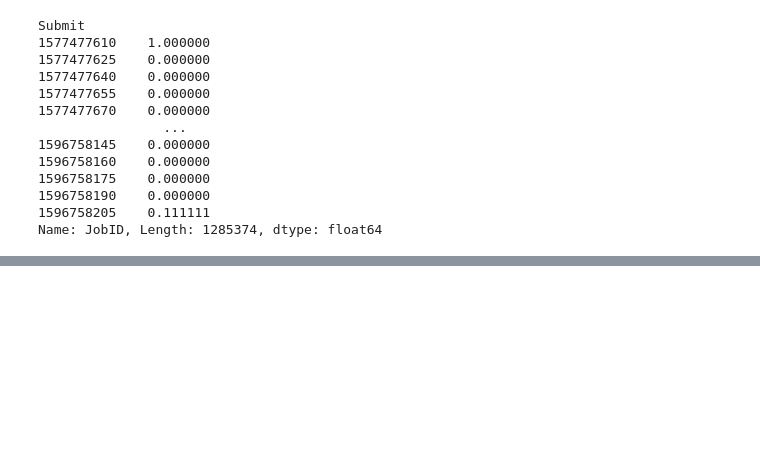
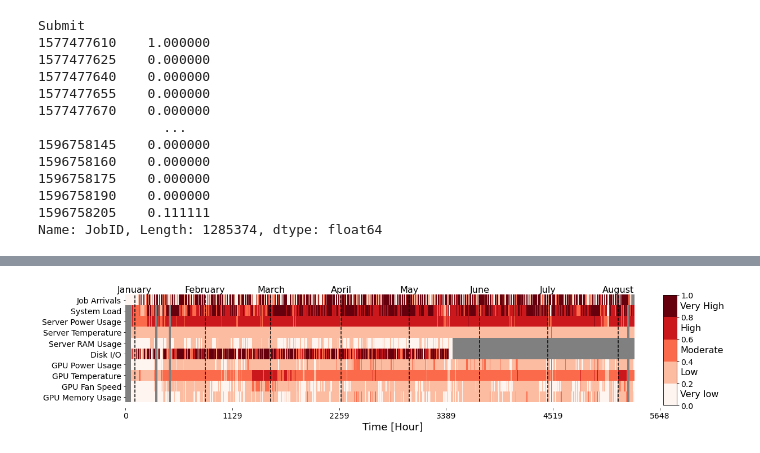
Before and after one commit to sara-nl/SURFace, a Jupyter notebook: Full_Cluster_bottleneck_analysis.ipynb, the cells around one changed output, grey strips where cells are left out. Cells and saved outputs as stored; diff of their text form; code cells hidden in the pictures; blank space fills up the shorter version.

Commit message:
Polish and added plots

```diff
--- a/Full_Cluster_bottleneck_analysis.ipynb
+++ b/Full_Cluster_bottleneck_analysis.ipynb
@@ -322,7 +327,7 @@ gpu_power_df.max()
 
 series_to_use = [
     (job_arrival_df, "Job Arrivals"),
-    (load1_df, "CPU Load"),
+    (load1_df, "System Load"),
     (cluster_power_df, "Server Power Usage"),
     (rack_temp, "Server Temperature"),
     (memory_df, "Server RAM Usage"),
@@ -355,7 +360,7 @@ df.sort_index(inplace=True)
 start = df.index[0]
 
 # df.dropna(how='all', axis='index', inplace=True)  # Drop rows with only NaNs  - this will remove gaps but ma
-df.fillna(0.0, inplace=True) # Fill in others with 0 so they show up as not significant at least
+#df.fillna(0.0, inplace=True) # Fill in others with 0 so they show up as not significant at least - DONT DO THIS WE USE cmap.set_bad(color='grey') NOW
 
 # Convert the index to a date so we can resample using a 1 hour window.
 df["dt"] = pd.to_datetime(df.index, utc=True, unit="s")
@@ -365,6 +370,7 @@ df = df.resample('1H', label='right').max()  # For each hour, get the maximum
 df.index = df.index.astype(np.int64) // 10**9  # Convert back to unix timestamp so we can modify the plot axis later
 
 cmap = plt.cm.get_cmap('Reds')
+cmap.set_bad(color='grey')
 # cNorm = plt.cm.colors.Normalize(vmin=0, vmax=1)  # Use this one if you want a linear gradient
 cNorm = mpl.colors.BoundaryNorm(np.linspace(0, 1, 6), cmap.N)  # Use this one if you want a discrete gradient
 scalarMap = plt.cm.ScalarMappable(norm=cNorm, cmap=cmap)
@@ -386,7 +392,8 @@ left = 0
 for index, row in df.iterrows():  # Iterate over all the rows
     width = index - (start+left)  # Get how wide this piece should be, based on the previous value (timestamp) to account for big gaps
     lefts = [left] * len(df.columns)  # For all values, set the offset
-    colors = row.apply(scalarMap.to_rgba)  # Compute the colors for this particular slice
+    # VERY IMPORTANT TO USE MASK_INVALID!! MATPLOTLIB DOES NOT HANDLE NANS - https://stackoverflow.com/questions/52496817/matplotlib-colormaps-set-bad-doesnt-have-an-impact-with-collections
+    colors = scalarMap.to_rgba(np.ma.masked_invalid(row))  # Compute the colors for this particular slice
     ax.barh(df.columns, width=width, left=lefts, height=1.0, linewidth=0, label=df.columns, color=colors, rasterized=True)
     left += width  # update left
 
@@ -403,31 +410,40 @@ ax.set_xticklabels(get_converted_xticks(ax))
 
 
 # Draw a line at the start of each month + annotate the date
 first_line = pd.to_datetime(df.index[0], unit='s').date()
 cur_year = first_line.year
 cur_month = first_line.month
 cur_month += 1
 if cur_month == 13:
     cur_month = 1
     cur_year += 1
 start_next_month = time.mktime(datetime(cur_year, cur_month, 1).timetuple())
 while start_next_month <= df.index[-1]:
     ax.axvline(start_next_month - start, ymin=0.05, ymax=0.95, color='black', linestyle='dashed')  # seems we have some margin due to hbars?
     ax.text(x=start_next_month - start, y=-0.7, s=datetime(cur_year, cur_month, 1).strftime("%B"), fontsize=16, ha="center")
     cur_month += 1
     if cur_month == 13:
         cur_month = 1
         cur_year += 1
     start_next_month = time.mktime(datetime(cur_year, cur_month, 1).timetuple())
 
 # Based on https://stackoverflow.com/a/39938019 and https://stackoverflow.com/a/39938019
 pos = ax.get_position()
-pad = 0.01
+pad = 0.005
 width = 0.02
 ax2 = fig.add_axes([pos.xmax + pad, pos.ymin + 0.04, width, 0.9 * (pos.ymax - pos.ymin)])  # x, y, width, height
+ax2.tick_params(axis='both', which='major', labelsize=14)
+ax2.tick_params(axis='both', which='minor', labelsize=14)
+label_pad_pos = [.1, .3, .5, .7, .9]
+label_pad_text = ["Very low", "Low", "Moderate", "High", "Very High"]
+for y, text in zip(label_pad_pos, label_pad_text):
+    ax2.text(1.25, y, text, ha='left', va='center', fontsize=16)
+
 fig.colorbar(scalarMap, cax=ax2)
 fig.subplots_adjust(bottom=0.15)
 
 date_time = datetime.now().strftime("%Y-%m-%d-%H-%M-%S")
 fig.savefig(f"generic_bottleneck_surf_{date_time}.pdf", bbox_inches = "tight")
 fig.savefig(f"generic_bottleneck_surf_{date_time}.png", bbox_inches = "tight")
+# %% [output]
+[figure, added]
```
Also changed, not shown: parts of 8 cells of this notebook, 8 other files.
